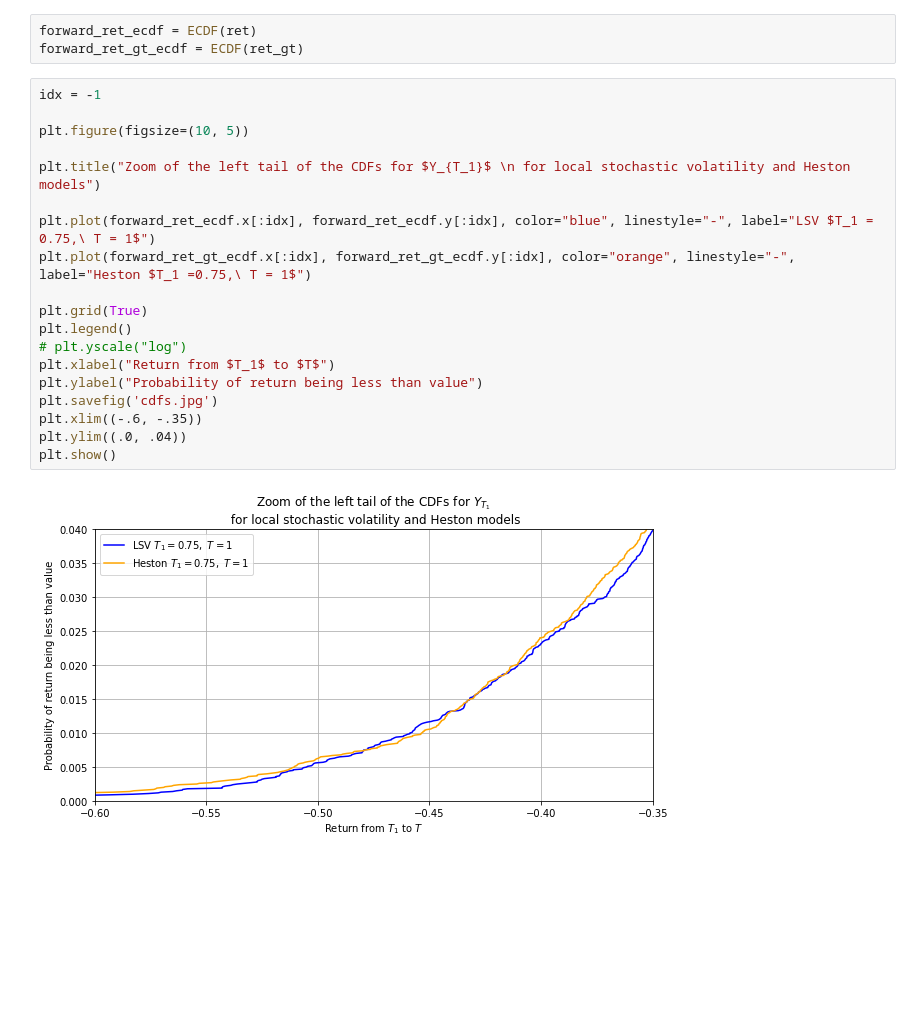
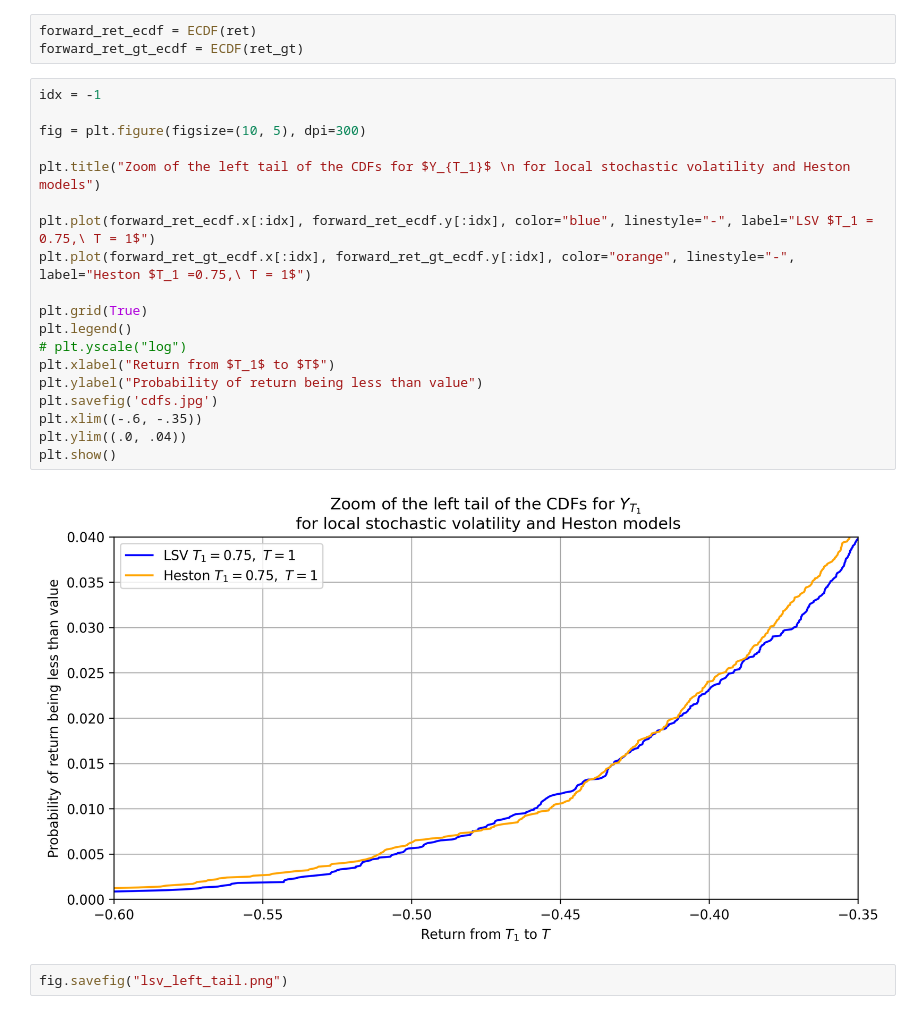
Before and after one commit to stayaptichek/vega_report, a Jupyter notebook: LSV.ipynb, the cells around one changed output. Cells and saved outputs as stored; diff of their text form; blank space fills up the shorter version.

Commit message:
left tail

```diff
--- a/LSV.ipynb
+++ b/LSV.ipynb
@@ -362,21 +362,23 @@ forward_ret_gt_ecdf = ECDF(ret_gt)
 # %%
 idx = -1
 
-plt.figure(figsize=(10, 5))
+fig = plt.figure(figsize=(10, 5), dpi=300)
 
 plt.title("Zoom of the left tail of the CDFs for $Y_{T_1}$ \n for local stochastic volatility and Heston models")
 
 plt.plot(forward_ret_ecdf.x[:idx], forward_ret_ecdf.y[:idx], color="blue", linestyle="-", label="LSV $T_1 = 0.75,\ T = 1$")
 plt.plot(forward_ret_gt_ecdf.x[:idx], forward_ret_gt_ecdf.y[:idx], color="orange", linestyle="-", label="Heston $T_1 =0.75,\ T = 1$")
 
 plt.grid(True)
 plt.legend()
 # plt.yscale("log")
 plt.xlabel("Return from $T_1$ to $T$")
 plt.ylabel("Probability of return being less than value")
 plt.savefig('cdfs.jpg')
 plt.xlim((-.6, -.35))
 plt.ylim((.0, .04))
 plt.show()
 # %% [output]
-[figure, old version]
+[figure, new version]
+# %%
+fig.savefig("lsv_left_tail.png")
```
